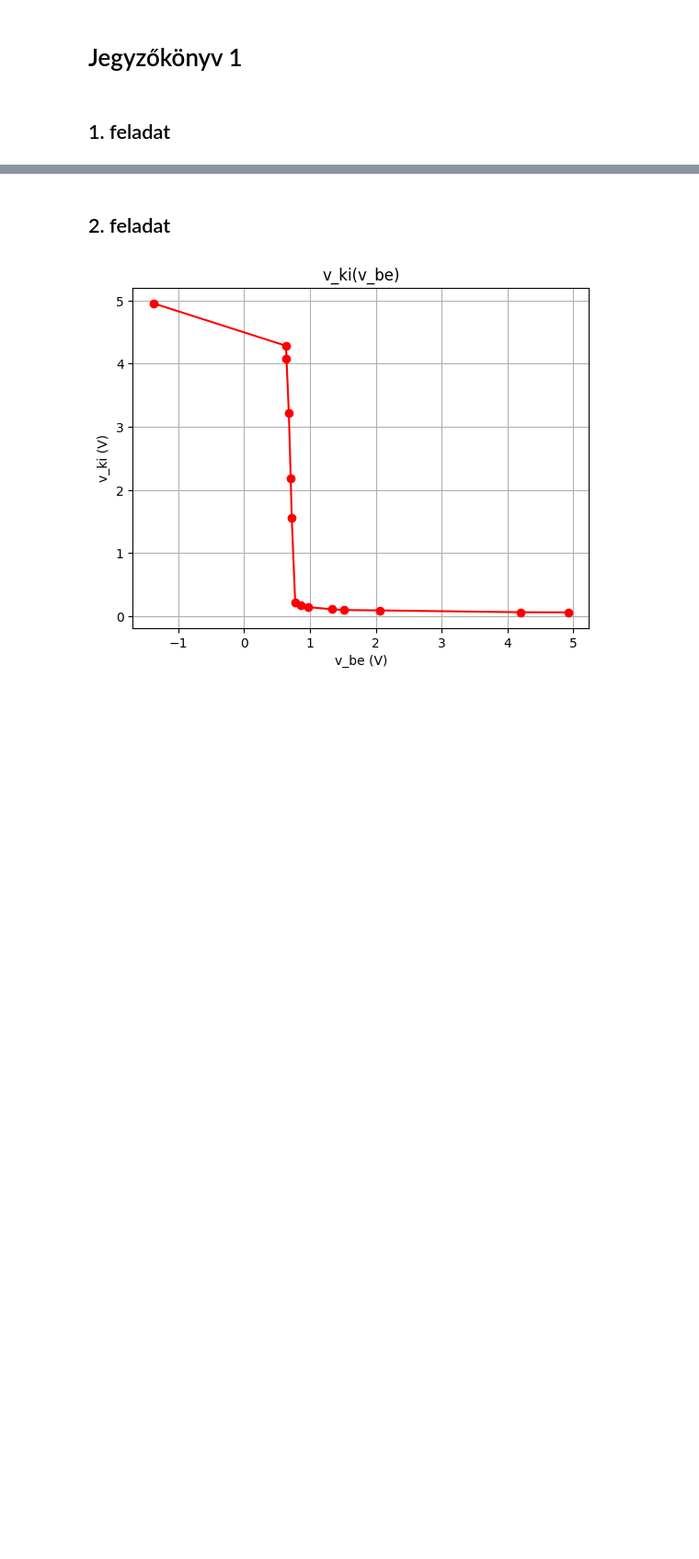
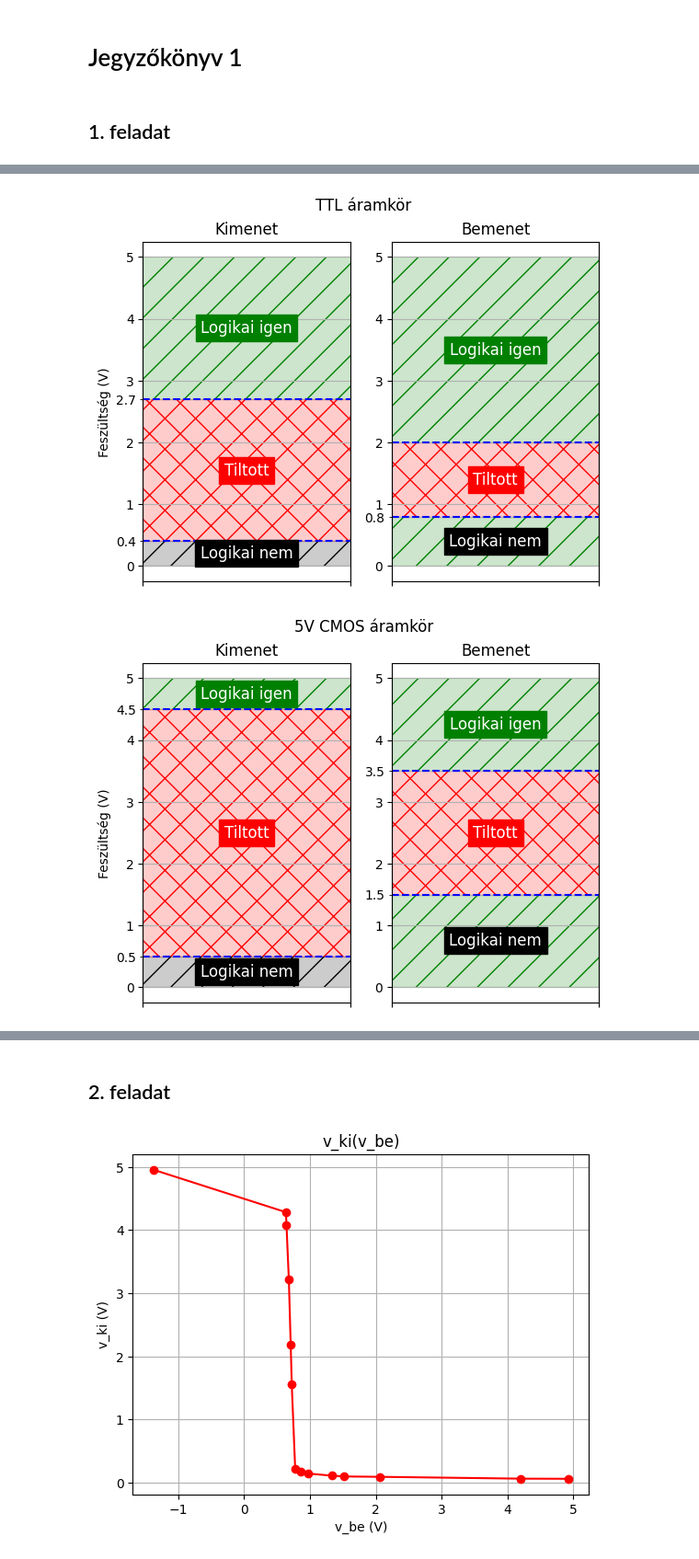
Before and after one commit to skornel02/szte-FBN609L-2023-2, a Jupyter notebook: jegyzokonyv01.ipynb, the cells around one changed output, grey strips where cells are left out. Shown: that part at 92% size. Drawn from its saved outputs; the diff is of its cells as text; code cells hidden in the pictures; blank space fills up the shorter version.

```diff
--- a/jegyzokonyv01.ipynb
+++ b/jegyzokonyv01.ipynb
@@ -58,0 +9,61 @@ logic_plot_generator(0.8, 2.0, 'Bemenet', 0.33, 3.84, 'Kimenet', 'HCT áramkör'
+# %%
+def logic_plot_generator(inp_false_cutoff, inp_true_cutoff, inp_label, out_false_cutoff, out_true_cutoff, out_label, title, volt_min = 0, volt_max = 5) -> None:
+    TRUE_VAL = 1
+    FALSE_VAL = 0
+
+    fig = plt.figure()
+    fig.suptitle(title)
+    ax1 = plt.subplot(122)
+
+    ax1.set_title('Bemenet')
+    plt.yticks(np.arange(volt_min, volt_max, 0.5), minor=True)
+    plt.axhline(y=inp_false_cutoff, color='blue', linestyle='--', label=f'{inp_false_cutoff}V')
+    plt.axhline(y=inp_true_cutoff, color='blue', linestyle='--', label=f'{inp_true_cutoff}V')
+    ax1.set_yticks([inp_false_cutoff, inp_true_cutoff], [f'{inp_false_cutoff}', f'{inp_true_cutoff}'], minor=True)
+
+    plt.axhspan(volt_max, inp_true_cutoff, color='green', alpha=0.2, label='Igaz tartomány')
+    plt.axhspan(volt_max, inp_true_cutoff, color='green', fill=None, linewidth=0, hatch="/", alpha=1)
+    plt.text(0.5, ((volt_max - inp_true_cutoff) / 2) + inp_true_cutoff, 'Logikai igen', fontsize=12, ha='center', va='center', color='white', backgroundcolor='green')
+
+    plt.axhspan(inp_false_cutoff, inp_true_cutoff, color='red', alpha=0.2, label='Tiltott tartomány')
+    plt.axhspan(inp_false_cutoff, inp_true_cutoff, color='red', fill=None, linewidth=0, hatch="X", alpha=1)
+    plt.text(0.5, ((inp_true_cutoff - inp_false_cutoff) / 2) + inp_false_cutoff, 'Tiltott', fontsize=12, ha='center', va='center', color='white', backgroundcolor='red')
+
+    plt.axhspan(inp_false_cutoff, volt_min, color='green', alpha=0.2, label='Hamis tartomány')
+    plt.axhspan(inp_false_cutoff, volt_min, color='green', fill=None, linewidth=0, hatch="/", alpha=1)
+    plt.text(0.5, ((volt_min - inp_false_cutoff) / 2) + inp_false_cutoff, 'Logikai nem', fontsize=12, ha='center', va='center', color='white', backgroundcolor='black')
+
+    plt.tick_params(axis='x', labelbottom=False)
+    plt.xticks([FALSE_VAL, TRUE_VAL], ['0', '1'])
+    plt.grid(True, which='both')
+
+    ax2 = plt.subplot(121, sharex=ax1)
+    ax2.title.set_text('Kimenet')
+    plt.axhline(y=out_false_cutoff, color='blue', linestyle='--', label=f'{out_false_cutoff}V')
+    plt.axhline(y=out_true_cutoff, color='blue', linestyle='--', label=f'{out_true_cutoff}V')
+    ax2.set_yticks([out_false_cutoff, out_true_cutoff], [f'{out_false_cutoff}', f'{out_true_cutoff}'], minor=True)
+
+    plt.axhspan(volt_max, out_true_cutoff, color='green', alpha=0.2, label='Igaz tartomány')
+    plt.axhspan(volt_max, out_true_cutoff, color='green', fill=None, linewidth=0, hatch="/", alpha=1)
+    plt.text(0.5, ((volt_max - out_true_cutoff) / 2) + out_true_cutoff, 'Logikai igen', fontsize=12, ha='center', va='center', color='white', backgroundcolor='green')
+
+    plt.axhspan(out_false_cutoff, out_true_cutoff, color='red', alpha=0.2, label='Tiltott tartomány')
+    plt.axhspan(out_false_cutoff, out_true_cutoff, color='red', fill=None, linewidth=0, hatch="X", alpha=1)
+    plt.text(0.5, ((out_true_cutoff - out_false_cutoff) / 2) + out_false_cutoff, 'Tiltott', fontsize=12, ha='center', va='center', color='white', backgroundcolor='red')
+
+    plt.axhspan(out_false_cutoff, volt_min, color='black', alpha=0.2, label='Hamis tartomány')
+    plt.axhspan(out_false_cutoff, volt_min, color='black', fill=None, linewidth=0, hatch="/", alpha=1)
+    plt.text(0.5, ((volt_min - out_false_cutoff) / 2) + out_false_cutoff, 'Logikai nem', fontsize=12, ha='center', va='center', color='white', backgroundcolor='black')
+
+    plt.tick_params(axis='x', labelbottom=False)
+    plt.ylabel('Feszültség (V)')
+    plt.grid(True)
+    plt.show()
+
+logic_plot_generator(0.8, 2.0, 'Bemenet', 0.4, 2.7, 'Kimenet', 'TTL áramkör')
+logic_plot_generator(1.5, 3.5, 'Bemenet', 0.5, 4.5, 'Kimenet', '5V CMOS áramkör')
+logic_plot_generator(0.8, 2.0, 'Bemenet', 0.4, 2.4, 'Kimenet', '3,3V TTL/CMOS áramkör', 0, 3.3)
+logic_plot_generator(0.8, 2.0, 'Bemenet', 0.33, 3.84, 'Kimenet', 'HCT áramkör')
+# %% [output]
+[figure, added]
+[figure, added]
```
Also changed, not shown: parts of 2 cells of this notebook, 1 other file.
